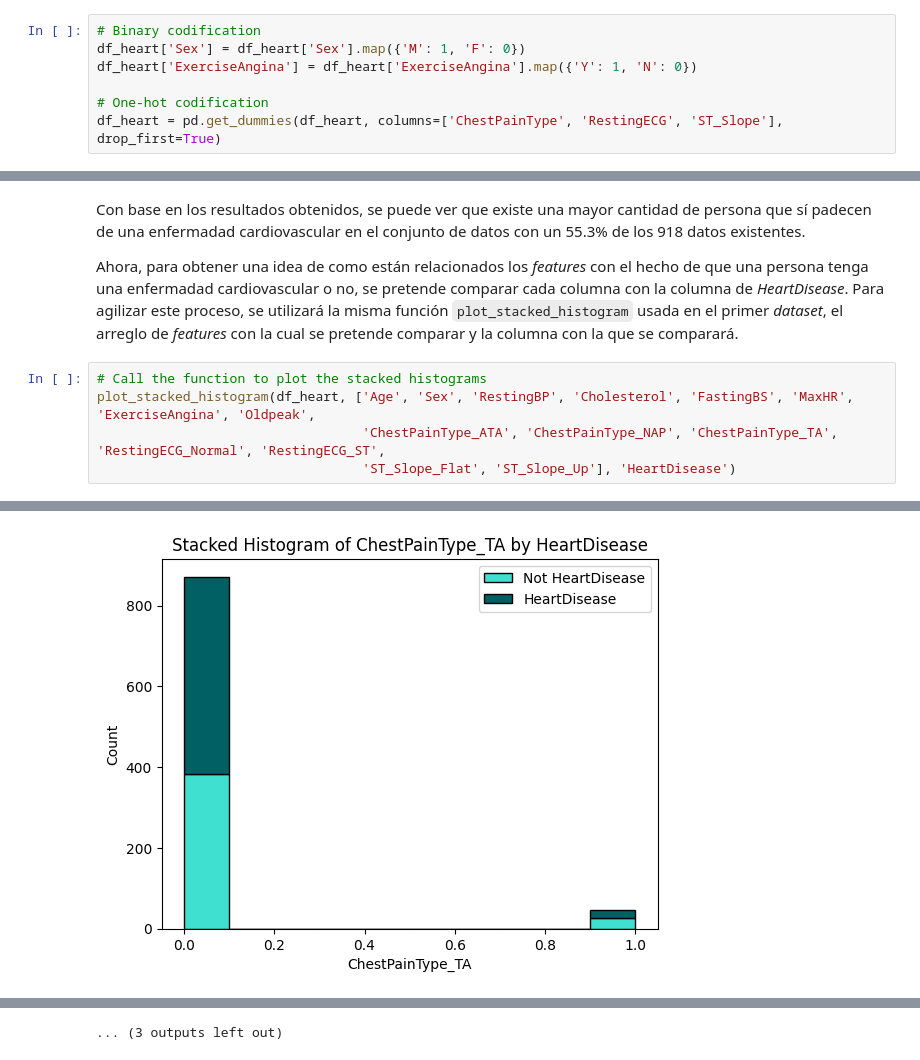
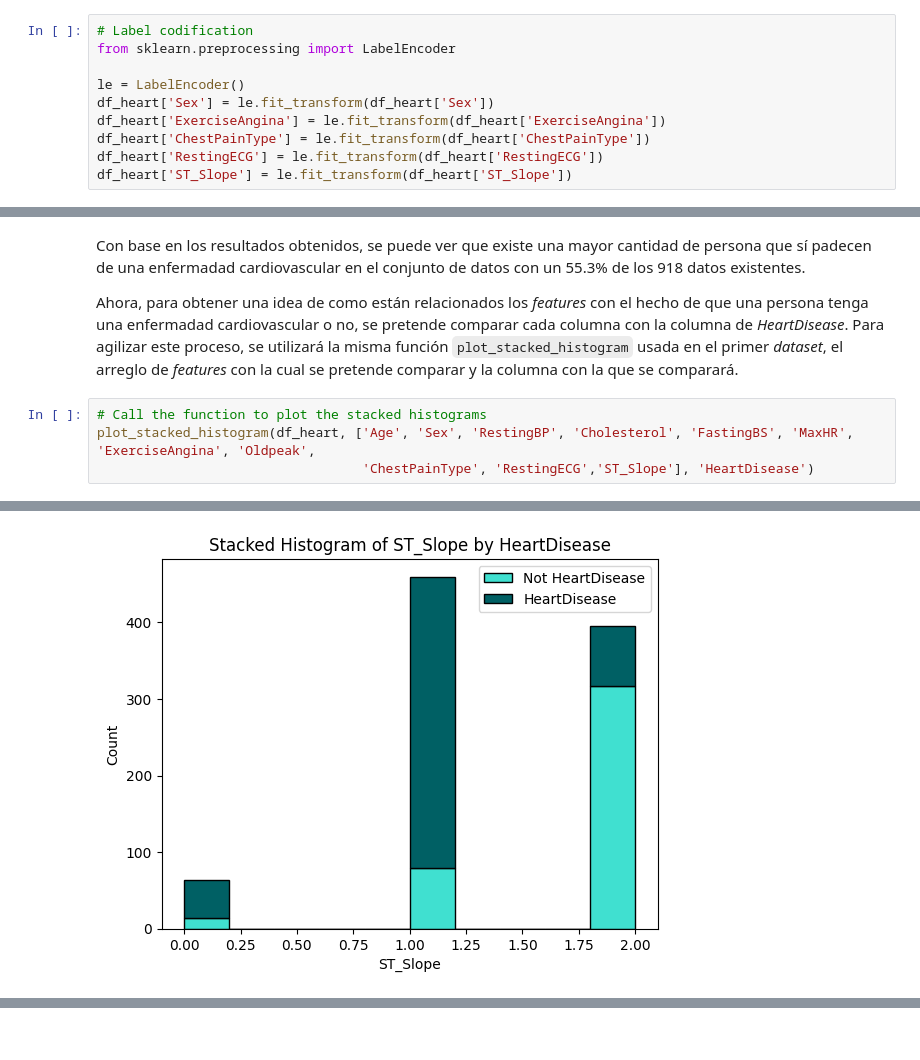
Before and after one commit to TheCsarbeat/proyecto1-IA, a Jupyter notebook: p1.ipynb, the cells around one changed output, grey strips where cells are left out. Drawn from its saved outputs; the diff is of its cells as text.

```diff
--- a/p1.ipynb
+++ b/p1.ipynb
@@ -364,13 +364,16 @@ print(df_heart.duplicated().sum())
 df_heart = df_heart.drop_duplicates()
 # %% [output]
 0
-# %%
-# Binary codification
-df_heart['Sex'] = df_heart['Sex'].map({'M': 1, 'F': 0})
-df_heart['ExerciseAngina'] = df_heart['ExerciseAngina'].map({'Y': 1, 'N': 0})
-
-# One-hot codification
-df_heart = pd.get_dummies(df_heart, columns=['ChestPainType', 'RestingECG', 'ST_Slope'], drop_first=True)
+# %%
+# Label codification
+from sklearn.preprocessing import LabelEncoder
+
+le = LabelEncoder()
+df_heart['Sex'] = le.fit_transform(df_heart['Sex'])
+df_heart['ExerciseAngina'] = le.fit_transform(df_heart['ExerciseAngina'])
+df_heart['ChestPainType'] = le.fit_transform(df_heart['ChestPainType'])
+df_heart['RestingECG'] = le.fit_transform(df_heart['RestingECG'])
+df_heart['ST_Slope'] = le.fit_transform(df_heart['ST_Slope'])
 # %%
 print(df_heart.head(20))
 # %% [output]
@@ -467,8 +490,7 @@ Ahora, para obtener una idea de como están relacionados los *features* con el h
 # %%
 # Call the function to plot the stacked histograms
 plot_stacked_histogram(df_heart, ['Age', 'Sex', 'RestingBP', 'Cholesterol', 'FastingBS', 'MaxHR', 'ExerciseAngina', 'Oldpeak',
-                                  'ChestPainType_ATA', 'ChestPainType_NAP', 'ChestPainType_TA', 'RestingECG_Normal', 'RestingECG_ST',
-                                  'ST_Slope_Flat', 'ST_Slope_Up'], 'HeartDisease')
+                                  'ChestPainType', 'RestingECG','ST_Slope'], 'HeartDisease')
 # %% [output]
 [figure]
 [figure]
@@ -483 +505 @@ plot_stacked_histogram(df_heart, ['Age', 'Sex', 'RestingBP', 'Cholesterol', 'Fas
-[figure, old version]
+[figure, new version]
@@ -485,2 +506 @@ plot_stacked_histogram(df_heart, ['Age', 'Sex', 'RestingBP', 'Cholesterol', 'Fas
-... (3 outputs left out)
 # %% [markdown]
```
Also changed, not shown: parts of 9 cells of this notebook.
